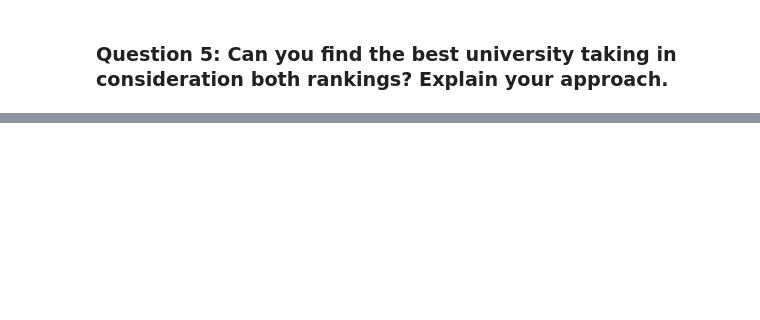
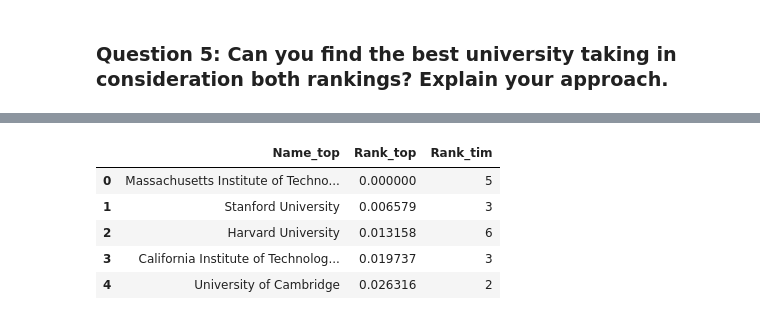
Before and after one commit to justcho5/ADA, a Jupyter notebook: homework02.ipynb, the cells around one changed output, grey strips where cells are left out. Saved outputs shown, nothing was run; the diff lists cells and outputs as text; code cells hidden in the pictures; blank space fills up the shorter version.

```diff
--- a/homework02.ipynb
+++ b/homework02.ipynb
@@ -757,9 +762,16 @@ KeyError: 'Region_top'
 # %%
+# 2. We sort the merged dataframe by top universities rankings (Rank_top)
 compare_ranks = ranks[['Name_top', 'Rank_top', 'Rank_tim']]
-compare_ranks.shape
-# compare_ranks.Rank_top
+top_ranks = compare_ranks.sort_values(by = 'Rank_top')
 
-top_ranks = compare_ranks.sort_values(by = 'Rank_top')
+# 3. We map the universities to equally spaced values between 0 and 1
 top_ranks['Rank_top'] = np.linspace(0, 1, num = compare_ranks.shape[0])
-print(top_ranks)
+top_ranks.head()
+# %% [output]
+|  | Name_top | Rank_top | Rank_tim |
+| 0 | Massachusetts Institute of Techno... | 0.000000 | 5 |
+| 1 | Stanford University | 0.006579 | 3 |
+| 2 | Harvard University | 0.013158 | 6 |
+| 3 | California Institute of Technolog... | 0.019737 | 3 |
+| 4 | University of Cambridge | 0.026316 | 2 |
 # %%
```
Also changed, not shown: parts of 10 cells of this notebook.
